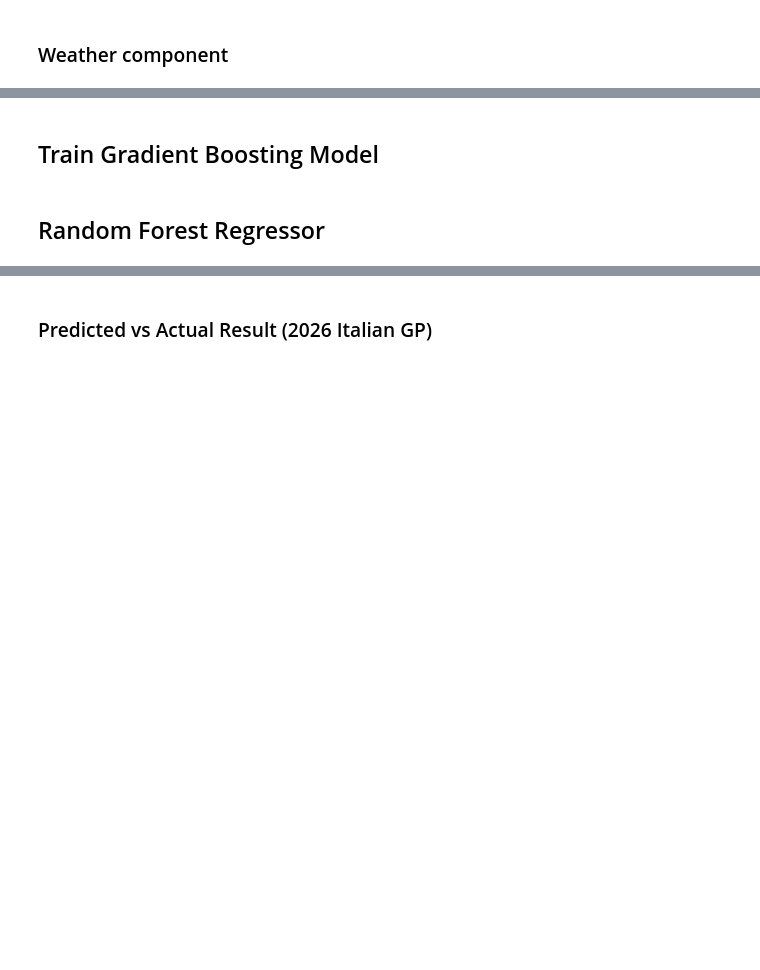
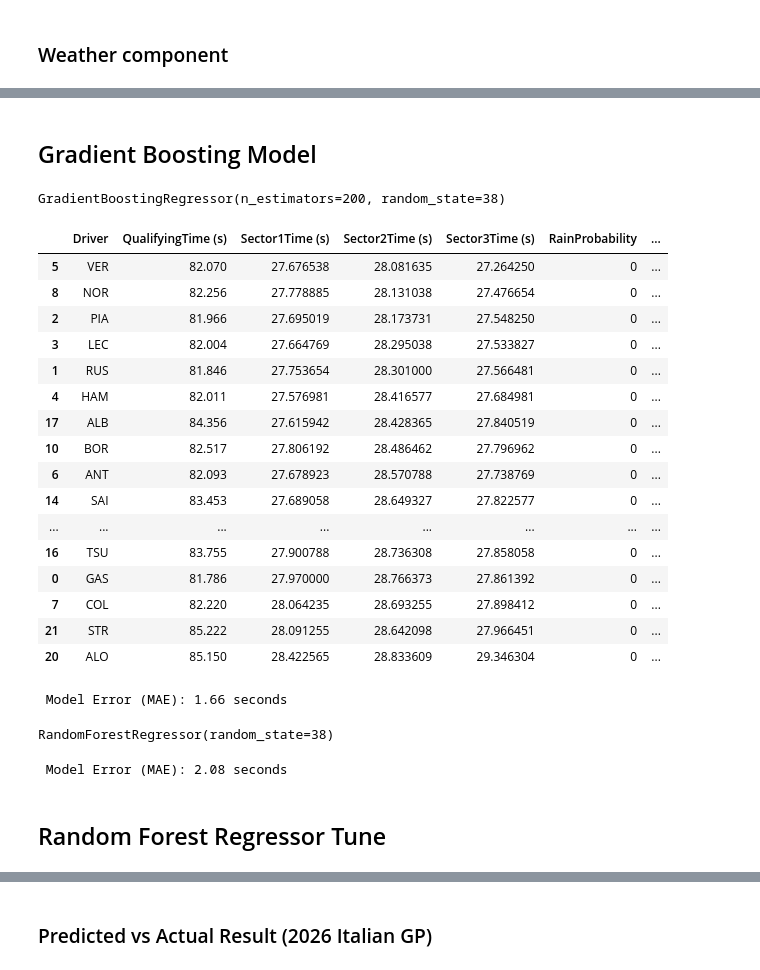
Before and after one commit to imgabrielas/F1-Enthusiast, a Jupyter notebook: Round_13_ItalianGP.ipynb, the cells around one changed output, grey strips where cells are left out. Drawn from its saved outputs; the diff is of its cells as text; code cells hidden in the pictures; blank space fills up the shorter version.

```diff
--- a/Round_13_ItalianGP.ipynb
+++ b/Round_13_ItalianGP.ipynb
@@ -196,20 +281,54 @@ y = merged_data["LapTime (s)"]
 # %% [markdown]
-## Train Gradient Boosting Model
+## Gradient Boosting Model
 # %%
 X_train, X_test, y_train, y_test = train_test_split(X, y, test_size=0.2, random_state=38)
-model = GradientBoostingRegressor(n_estimators=200, learning_rate=0.1, random_state=38)
-model.fit(X_train, y_train)
+gb = GradientBoostingRegressor(n_estimators=200, learning_rate=0.1, random_state=38)
+gb.fit(X_train, y_train)
+# %% [output]
+GradientBoostingRegressor(n_estimators=200, random_state=38)
 # %%
 # Predict race times using 2026 qualifying and sector data
-predicted_race_times = model.predict(X)
+predicted_race_times = gb.predict(X)
 merged_data["PredictedRaceTime (s)"] = predicted_race_times
-race_predictions_2026 = merged_data.sort_values(by="PredictedRaceTime (s)")
+race_predictions_2026_gb = merged_data.sort_values(by="PredictedRaceTime (s)")
+
+race_predictions_2026
+# %% [output]
+|  | Driver | QualifyingTime (s) | Sector1Time (s) | Sector2Time (s) | Sector3Time (s) | RainProbability | ... |
+| 5 | VER | 82.070 | 27.676538 | 28.081635 | 27.264250 | 0 | ... |
+| 8 | NOR | 82.256 | 27.778885 | 28.131038 | 27.476654 | 0 | ... |
+| 2 | PIA | 81.966 | 27.695019 | 28.173731 | 27.548250 | 0 | ... |
+| 3 | LEC | 82.004 | 27.664769 | 28.295038 | 27.533827 | 0 | ... |
+| 1 | RUS | 81.846 | 27.753654 | 28.301000 | 27.566481 | 0 | ... |
+| 4 | HAM | 82.011 | 27.576981 | 28.416577 | 27.684981 | 0 | ... |
+| 17 | ALB | 84.356 | 27.615942 | 28.428365 | 27.840519 | 0 | ... |
+| 10 | BOR | 82.517 | 27.806192 | 28.486462 | 27.796962 | 0 | ... |
+| 6 | ANT | 82.093 | 27.678923 | 28.570788 | 27.738769 | 0 | ... |
+| 14 | SAI | 83.453 | 27.689058 | 28.649327 | 27.822577 | 0 | ... |
+| ... | ... | ... | ... | ... | ... | ... | ... |
+| 16 | TSU | 83.755 | 27.900788 | 28.736308 | 27.858058 | 0 | ... |
+| 0 | GAS | 81.786 | 27.970000 | 28.766373 | 27.861392 | 0 | ... |
+| 7 | COL | 82.220 | 28.064235 | 28.693255 | 27.898412 | 0 | ... |
+| 21 | STR | 85.222 | 28.091255 | 28.642098 | 27.966451 | 0 | ... |
+| 20 | ALO | 85.150 | 28.422565 | 28.833609 | 29.346304 | 0 | ... |
 # %%
 # Evaluate
-y_pred = model.predict(X_test)
-print(f"\n Model Error (MAE): {mean_absolute_error(y_test, y_pred):.2f} seconds")
+y_pred_gb = gb.predict(X_test)
+print(f"\n Model Error (MAE): {mean_absolute_error(y_test, y_pred_gb):.2f} seconds")
+# %% [output]
+ Model Error (MAE): 1.66 seconds
+# %%
+rf = RandomForestRegressor(random_state=38)
+rf.fit(X_train, y_train)
+# %% [output]
+RandomForestRegressor(random_state=38)
+# %%
+y_pred_rf = rf.predict(X_test)
+print(f"\n Model Error (MAE): {mean_absolute_error(y_test, y_pred_rf):.2f} seconds")
+# %% [output]
+ Model Error (MAE): 2.08 seconds
 # %% [markdown]
-## Random Forest Regressor
+## Random Forest Regressor Tune
 # %%
 # Tune Random Forest hyperparameters with 5-fold grid search
 rf_param_grid = {
```
Also changed, not shown: parts of 17 cells of this notebook, 1 other file.
